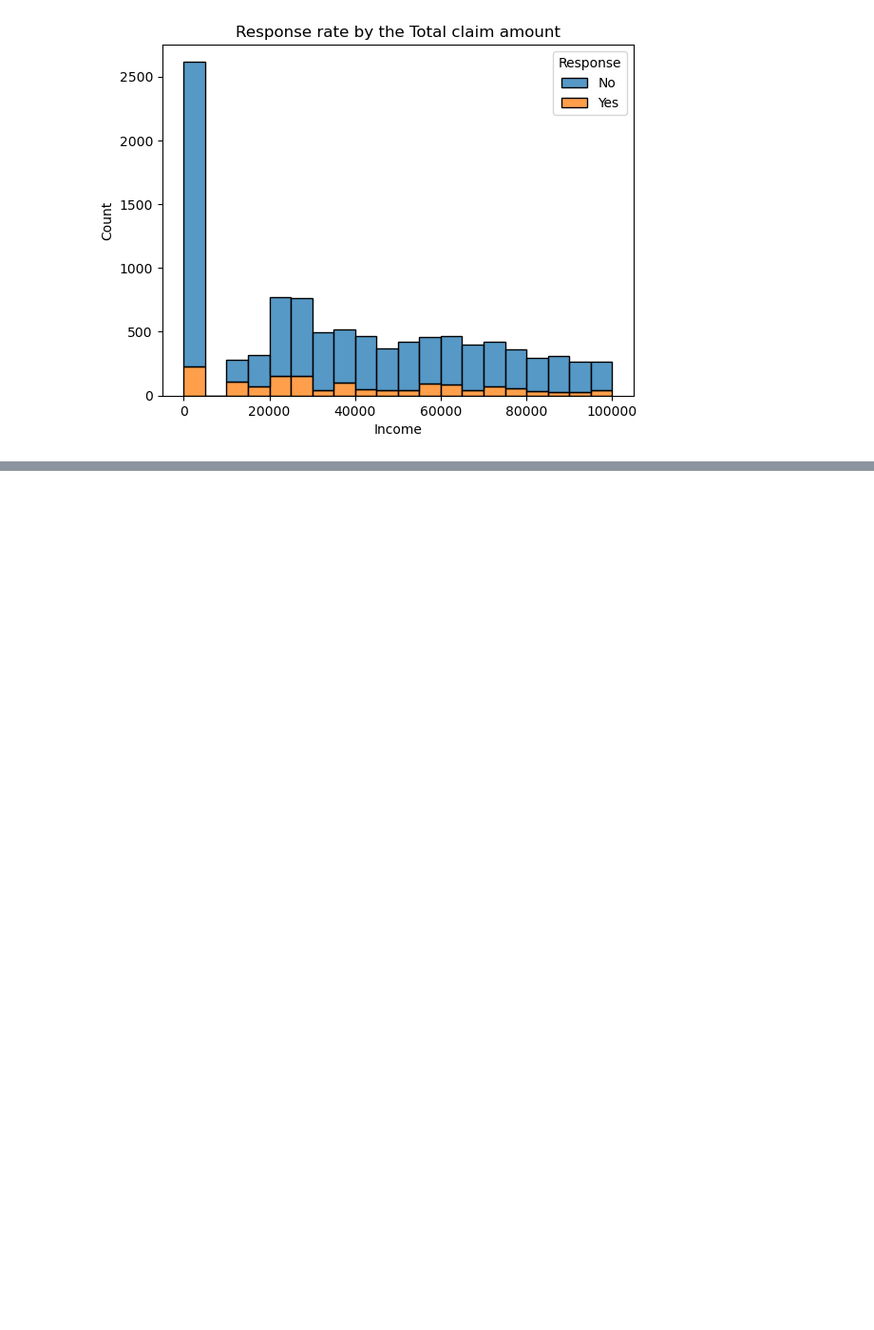
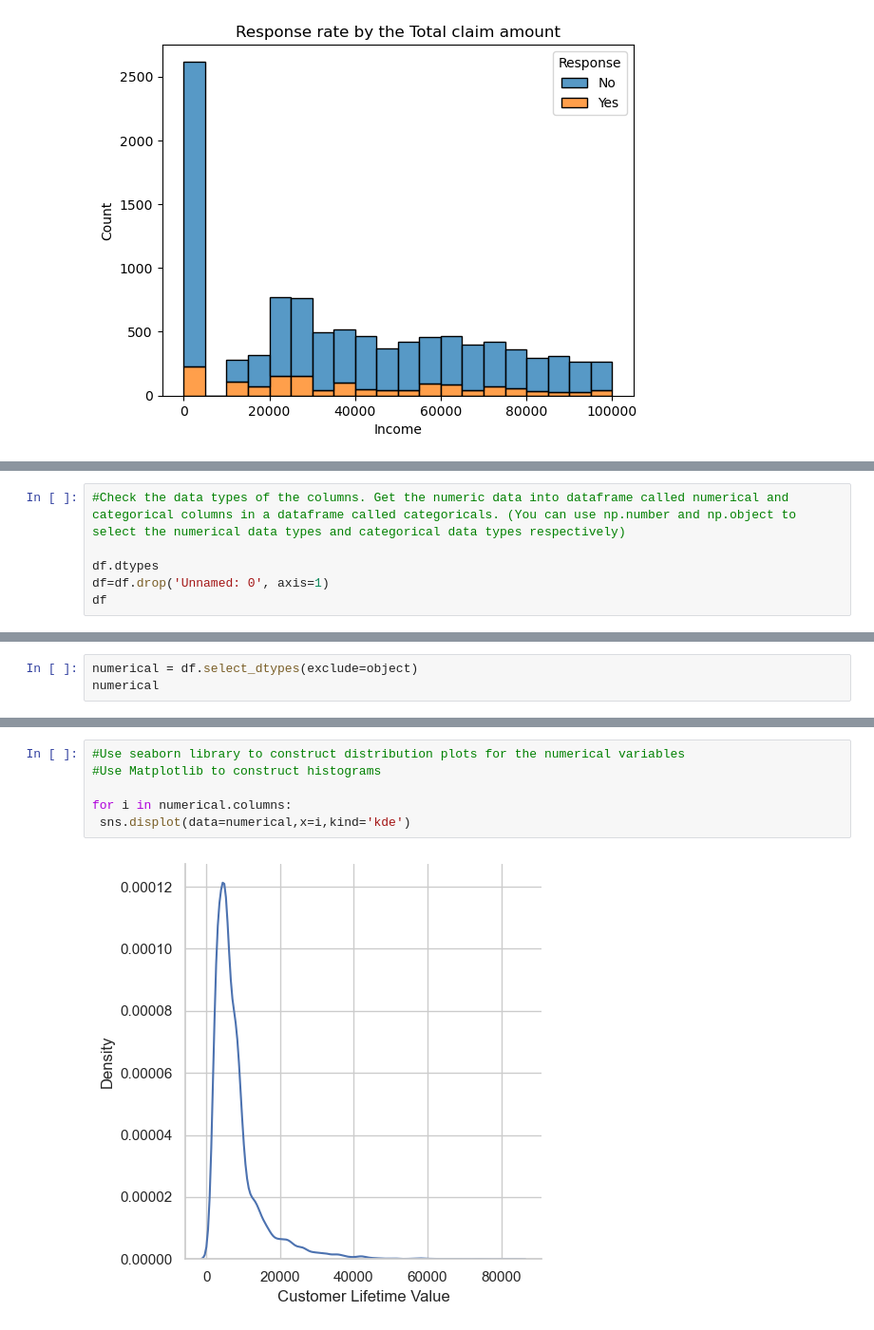
Before and after one commit to EmiliaLopez/IRONHACK_DA_LABS, a Jupyter notebook: Lab _Analysis_Round3.ipynb, the cells around one changed output, grey strips where cells are left out. Shown at 95% size. Cells and saved outputs as stored; diff of their text form; blank space fills up the shorter version.

```diff
--- a/Lab _Analysis_Round3.ipynb
+++ b/Lab _Analysis_Round3.ipynb
@@ -84,0 +95,6 @@ Text(0.5, 1.0, 'Response rate by the Total claim amount')
+# %%
+#Check the data types of the columns. Get the numeric data into dataframe called numerical and categorical columns in a dataframe called categoricals. (You can use np.number and np.object to select the numerical data types and categorical data types respectively)
+
+df.dtypes
+df=df.drop('Unnamed: 0', axis=1)
+df
@@ -84,0 +115,3 @@ Text(0.5, 1.0, 'Response rate by the Total claim amount')
+# %%
+numerical = df.select_dtypes(exclude=object)
+numerical
@@ -84,0 +149,8 @@ Text(0.5, 1.0, 'Response rate by the Total claim amount')
+# %%
+#Use seaborn library to construct distribution plots for the numerical variables
+#Use Matplotlib to construct histograms
+
+for i in numerical.columns:
+ sns.displot(data=numerical,x=i,kind='kde')
+# %% [output]
+[figure, added]
```
Also changed, not shown: parts of 13 cells of this notebook.
